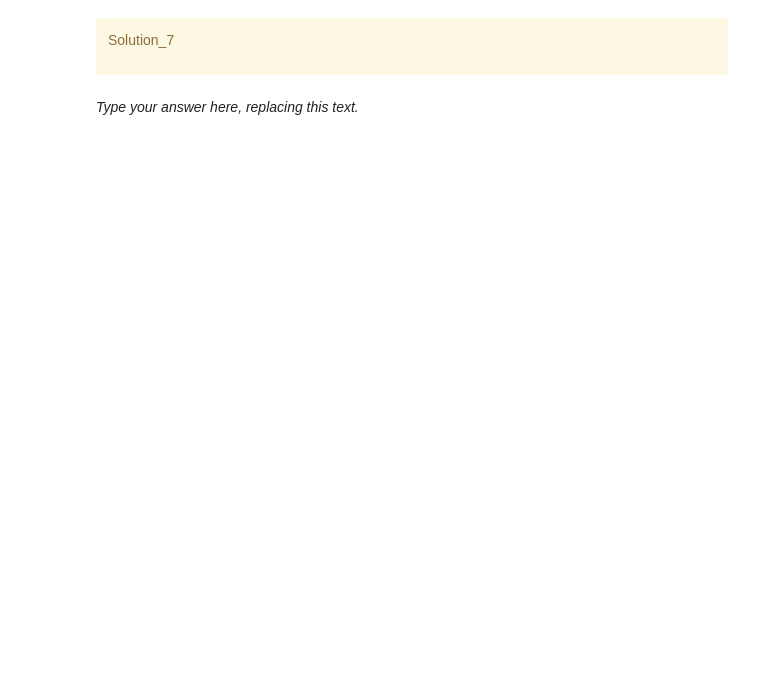
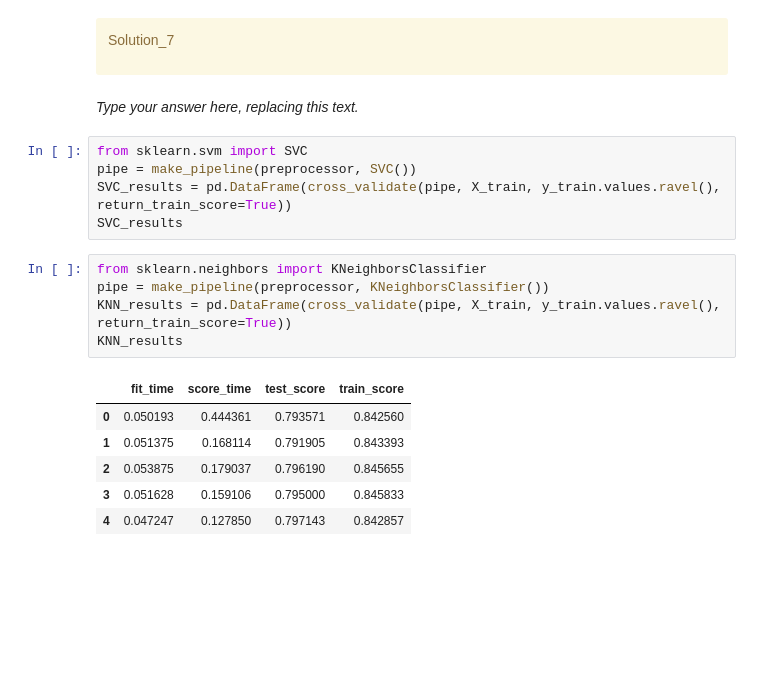
Before and after one commit to rdangyan/cs330, a Jupyter notebook: hw/hw5/hw5.ipynb, the cells around one changed output. Drawn from its saved outputs; the diff is of its cells as text; blank space fills up the shorter version.

```diff
--- a/hw/hw5/hw5.ipynb
+++ b/hw/hw5/hw5.ipynb
@@ -468,6 +474,23 @@ Solution_7
 </div>
 # %% [markdown]
 _Type your answer here, replacing this text._
+# %%
+from sklearn.svm import SVC
+pipe = make_pipeline(preprocessor, SVC())
+SVC_results = pd.DataFrame(cross_validate(pipe, X_train, y_train.values.ravel(), return_train_score=True))
+SVC_results
+# %%
+from sklearn.neighbors import KNeighborsClassifier
+pipe = make_pipeline(preprocessor, KNeighborsClassifier())
+KNN_results = pd.DataFrame(cross_validate(pipe, X_train, y_train.values.ravel(), return_train_score=True))
+KNN_results
+# %% [output]
+|  | fit_time | score_time | test_score | train_score |
+| 0 | 0.050193 | 0.444361 | 0.793571 | 0.842560 |
+| 1 | 0.051375 | 0.168114 | 0.791905 | 0.843393 |
+| 2 | 0.053875 | 0.179037 | 0.796190 | 0.845655 |
+| 3 | 0.051628 | 0.159106 | 0.795000 | 0.845833 |
+| 4 | 0.047247 | 0.127850 | 0.797143 | 0.842857 |
 # %% [markdown]
 <!-- END QUESTION -->
 
```
Also changed, not shown: parts of 4 cells of this notebook.
